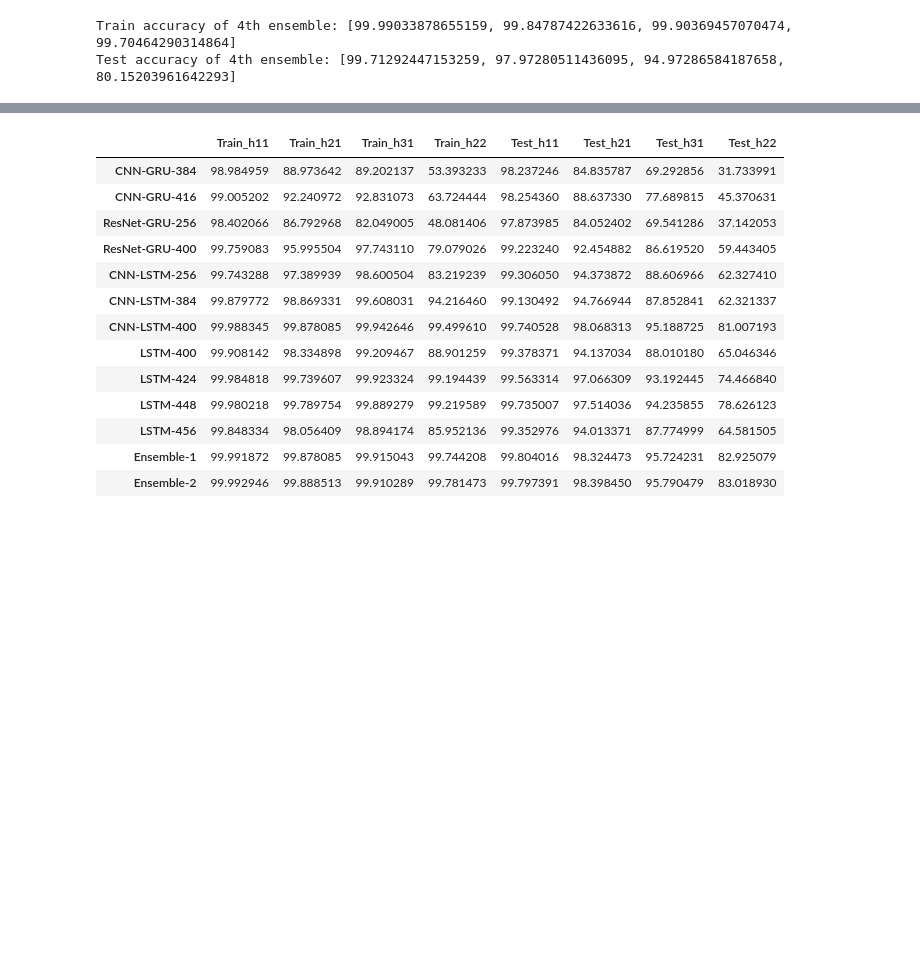
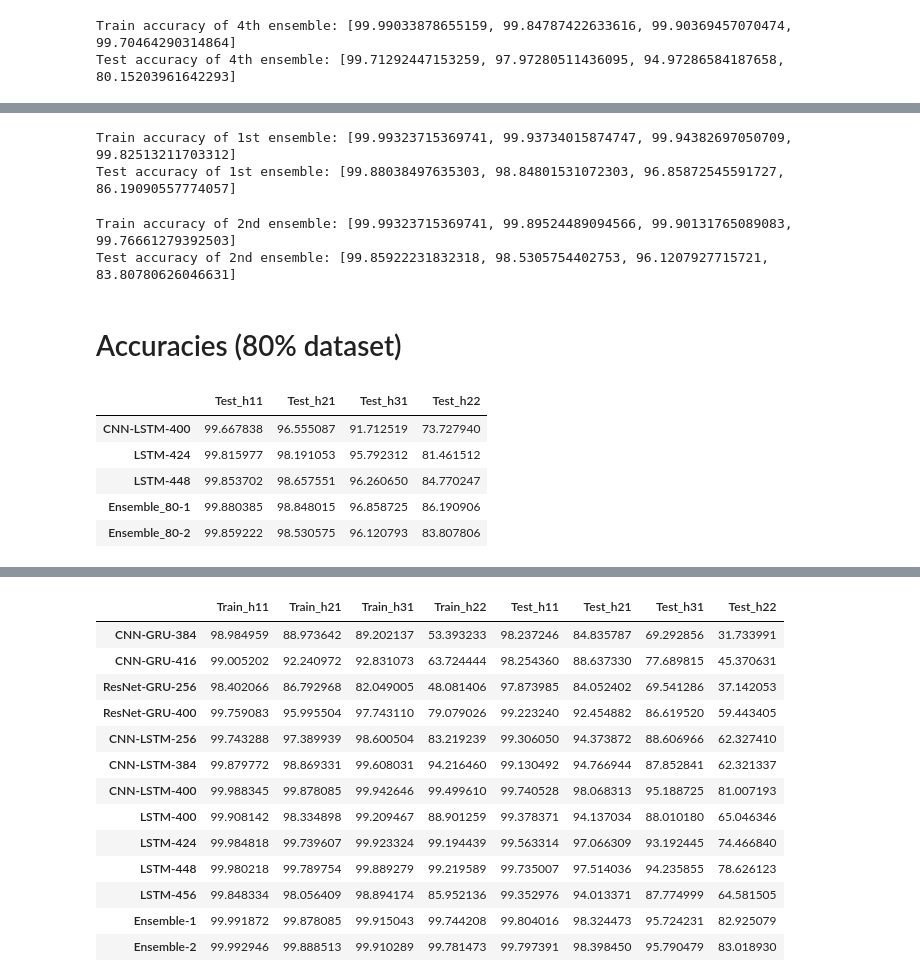
Before and after one commit to lorrespz/CICY4-Deep-learning-hybrid-recurrent-NNs-main, a Jupyter notebook: cicy4-training-results-all-models.ipynb, the cells around one changed output, grey strips where cells are left out. Drawn from its saved outputs; the diff is of its cells as text; code cells hidden in the pictures; blank space fills up the shorter version.

```diff
--- a/cicy4-training-results-all-models.ipynb
+++ b/cicy4-training-results-all-models.ipynb
@@ -530,0 +564,18 @@ Test accuracy of 4th ensemble: [99.71292447153259, 97.97280511436095, 94.9728658
+# %%
+yts_ens80_1, tgts_ens80_1, accts_ens80_1 = get_pred_n_acc([lstm_448d, lstm_424d], device, test_loader_80, num_iter = len(test_loader_80))
+yt_ens80_1, tgt_ens80_1, acct_ens80_1 = get_pred_n_acc([lstm_448d, lstm_424d], device, train_loader_80, num_iter = len(train_loader_80))
+print(f'Train accuracy of 1st ensemble: {acct_ens80_1}')
+print(f'Test accuracy of 1st ensemble: {accts_ens80_1}')
+# %% [output]
+Train accuracy of 1st ensemble: [99.99323715369741, 99.93734015874747, 99.94382697050709, 99.82513211703312]
+Test accuracy of 1st ensemble: [99.88038497635303, 98.84801531072303, 96.85872545591727, 86.19090557774057]
+# %%
+yts_ens80_2, tgts_ens80_2, accts_ens80_2 = get_pred_n_acc([lstm_448d, lstm_424d, cnn_lstm_400d], device, test_loader_80, num_iter = len(test_loader_80))
+yt_ens80_2, tgt_ens80_2, acct_ens80_2 = get_pred_n_acc([lstm_448d, lstm_424d, cnn_lstm_400d], device, train_loader_80, num_iter = len(train_loader_80))
+print(f'Train accuracy of 2nd ensemble: {acct_ens80_2}')
+print(f'Test accuracy of 2nd ensemble: {accts_ens80_2}')
+# %% [output]
+Train accuracy of 2nd ensemble: [99.99323715369741, 99.89524489094566, 99.90131765089083, 99.76661279392503]
+Test accuracy of 2nd ensemble: [99.85922231832318, 98.5305754402753, 96.1207927715721, 83.80780626046631]
+# %% [markdown]
+# Accuracies (80% dataset)
@@ -530,0 +589,14 @@ Test accuracy of 4th ensemble: [99.71292447153259, 97.97280511436095, 94.9728658
+# %%
+acc80_dict = {
+            'Test_h11':test80_acc_all[:,0], 'Test_h21':test80_acc_all[:,1],'Test_h31':test80_acc_all[:,2],
+           'Test_h22':test80_acc_all[:,3]}
+df80 = pd.DataFrame(acc80_dict, index = mds2)
+df80.to_csv('test80_all.csv')
+df80
+# %% [output]
+|  | Test_h11 | Test_h21 | Test_h31 | Test_h22 |
+| CNN-LSTM-400 | 99.667838 | 96.555087 | 91.712519 | 73.727940 |
+| LSTM-424 | 99.815977 | 98.191053 | 95.792312 | 81.461512 |
+| LSTM-448 | 99.853702 | 98.657551 | 96.260650 | 84.770247 |
+| Ensemble_80-1 | 99.880385 | 98.848015 | 96.858725 | 86.190906 |
+| Ensemble_80-2 | 99.859222 | 98.530575 | 96.120793 | 83.807806 |
```
Also changed, not shown: parts of 41 cells of this notebook.
